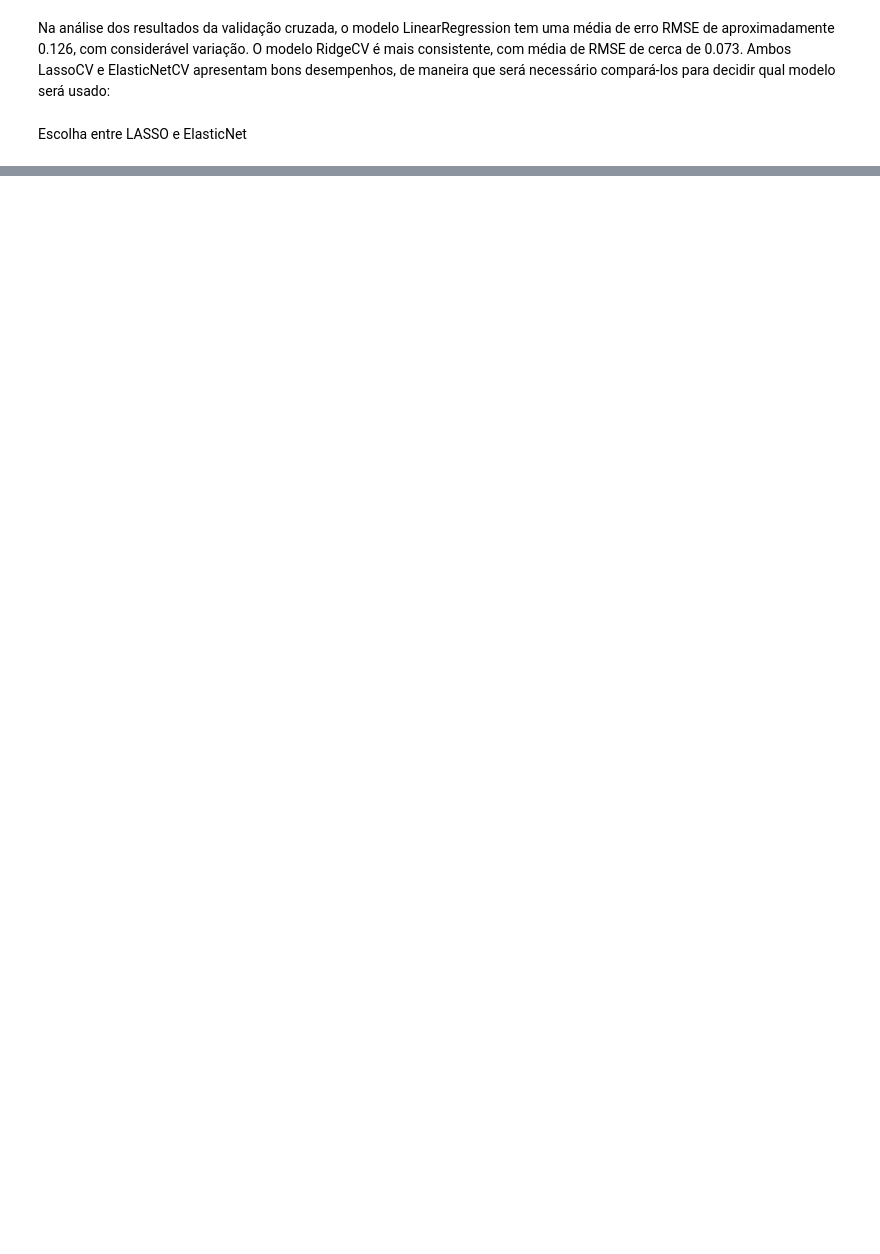
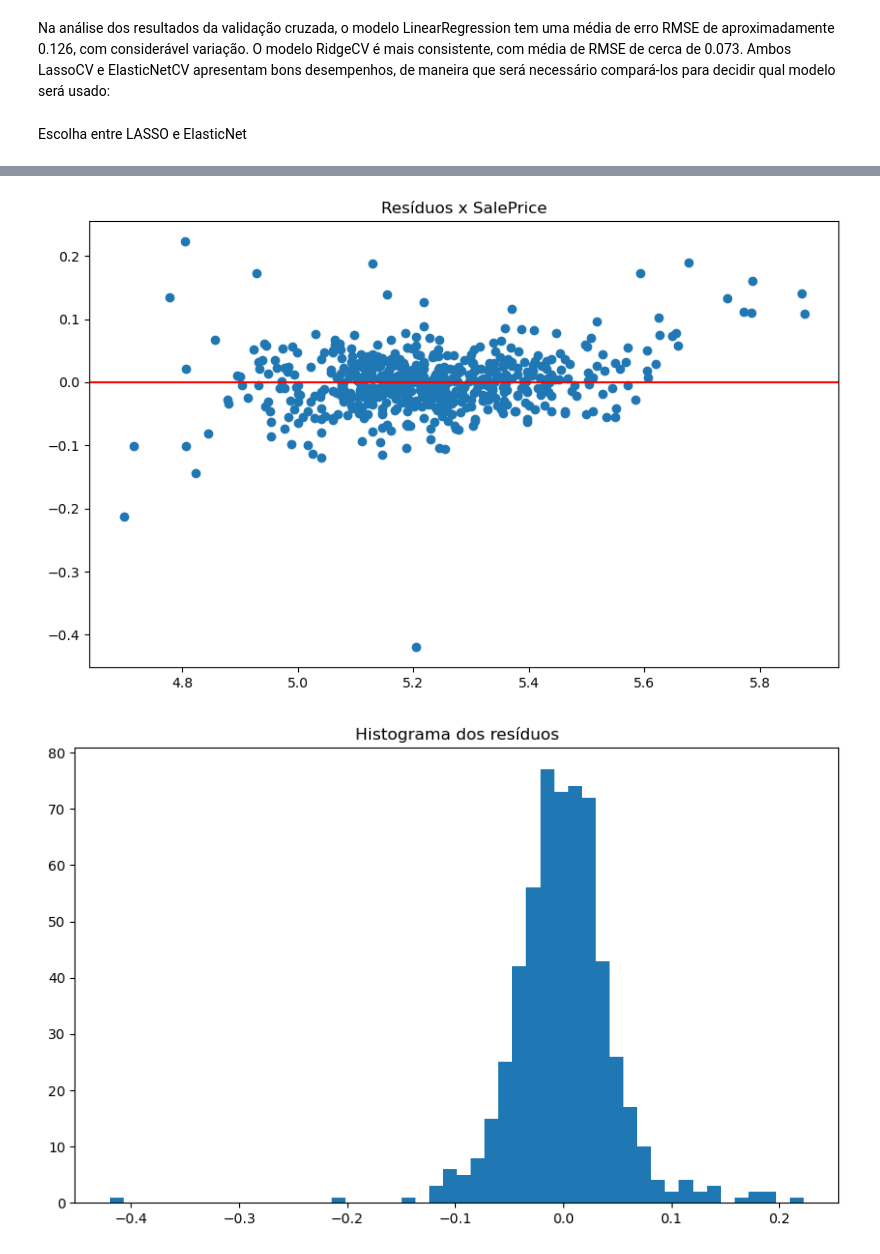
Before and after one commit to ArthurCisotto/Projeto1_MachineLearning_23.2, a Jupyter notebook: notebooks/04_projeto.ipynb, the cells around one changed output, grey strips where cells are left out. Saved outputs shown, nothing was run; the diff lists cells and outputs as text; code cells hidden in the pictures; blank space fills up the shorter version.

Commit message:
Análise de resíduos e feature importance

```diff
--- a/notebooks/04_projeto.ipynb
+++ b/notebooks/04_projeto.ipynb
@@ -1068,0 +1081,16 @@ print(accuracy)
+# %%
+residuos = y_test - y_pred
+
+plt.figure(figsize=(10, 6))
+plt.scatter(y_test, residuos)
+plt.axhline(0, color='red')
+plt.title('Resíduos x SalePrice')
+plt.show()
+
+plt.figure(figsize=(10, 6))
+plt.hist(residuos, bins=50)
+plt.title('Histograma dos resíduos')
+plt.show()
+# %% [output]
+[figure, added]
+[figure, added]
```
Also changed, not shown: parts of 20 cells of this notebook.
